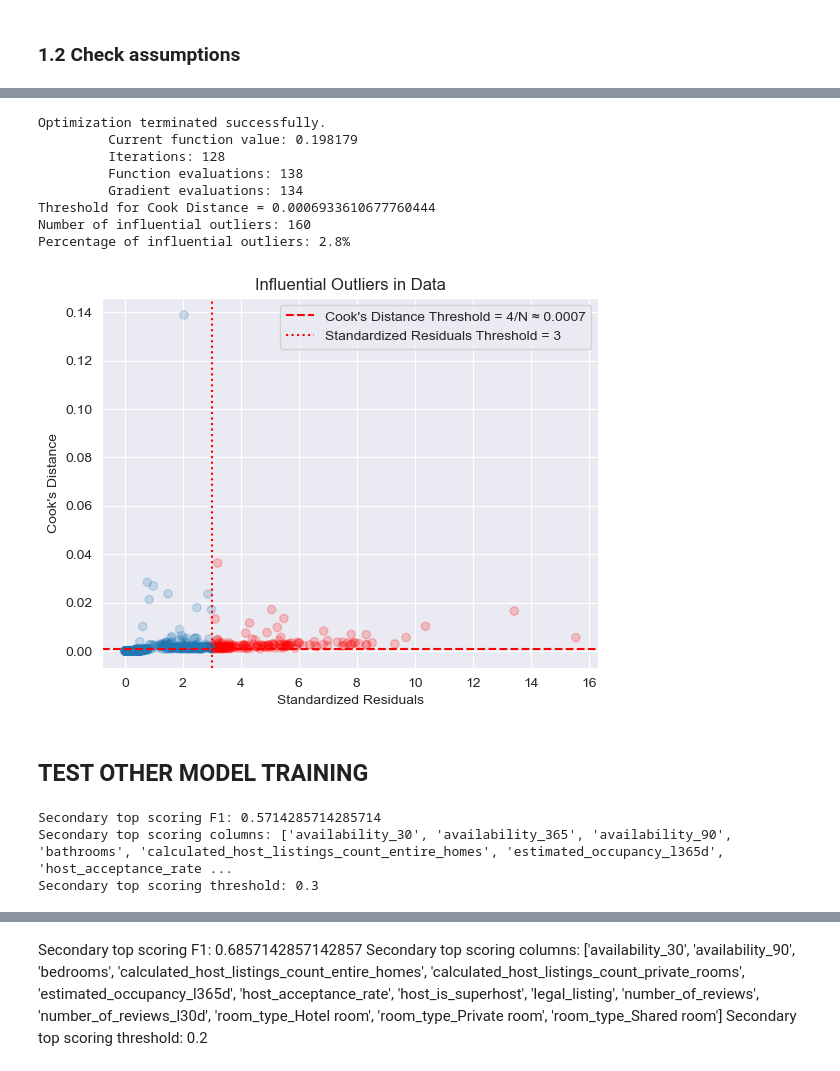
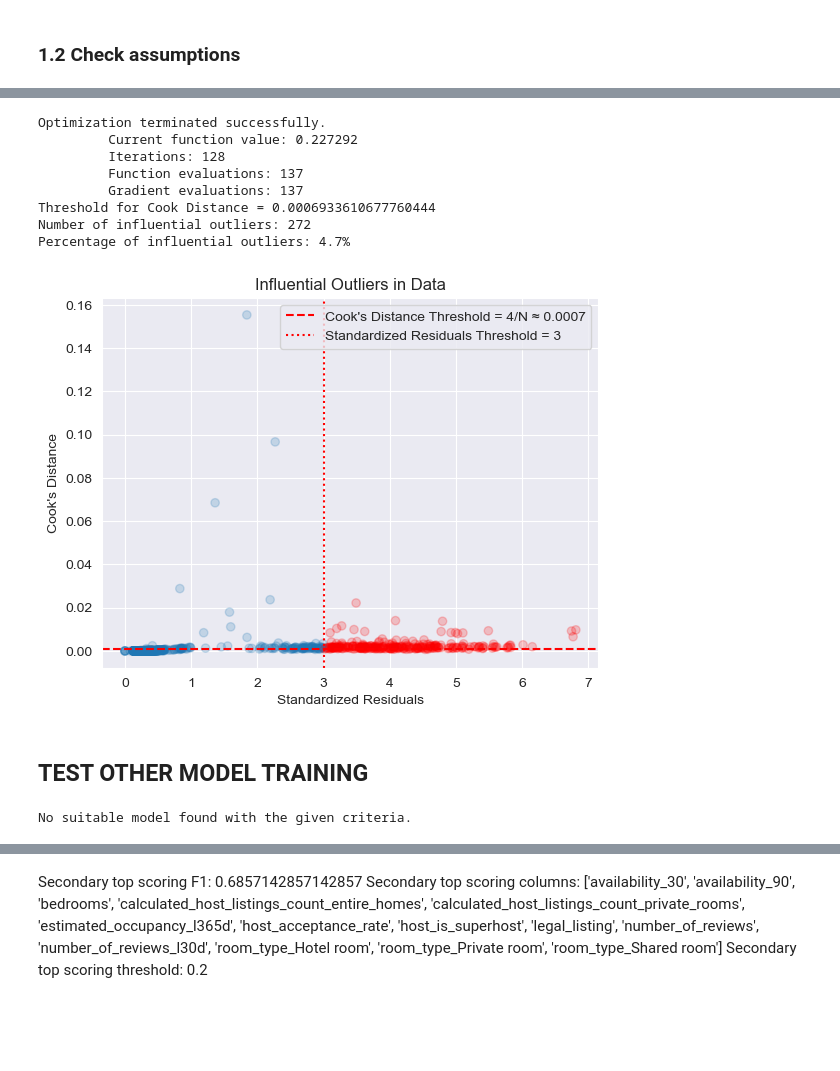
Before and after one commit to JuanesLamilla/yvr-airbnb-license-model, a Jupyter notebook: toronto_analysis.ipynb, the cells around one changed output, grey strips where cells are left out. Drawn from its saved outputs; the diff is of its cells as text; code cells hidden in the pictures; blank space fills up the shorter version.

Commit message:
Add toronto run

```diff
--- a/toronto_analysis.ipynb
+++ b/toronto_analysis.ipynb
@@ -87,14 +93,32 @@ toronto_license_data = gpd.GeoDataFrame(
+# %%
+# Convert both to projected coordinate system
+city_model.listings_df = city_model.listings_df.to_crs(epsg=32617)
+toronto_license_data = toronto_license_data.to_crs(epsg=32617)
+
+# Add new empty column called legal_listing
+city_model.listings_df['legal_listing'] = np.nan
 # %%
-# Add the wards AREA_NAME to the listings dataframe based on the geometry
-city_model.listings_df = gpd.sjoin(
-    city_model.listings_df,
-    wards[['AREA_NAME', 'geometry']],
-    how='left',
-    predicate='within'
-)
+# For each row in city_model.listings_df, check if the license is in toronto_license_data. If it has a license, then check if the geometry of the listing is within 150 meters of the geometry of the license. If it is, then set legal_listing to True, otherwise set it to False.
+for index, row in tqdm(city_model.listings_df.iterrows(), total=city_model.listings_df.shape[0]):
+    license = row['license']
+    if pd.isna(license):
+        city_model.listings_df.at[index, 'legal_listing'] = False
+        continue
+    if license in toronto_license_data['license'].values:
+        license_geometry = toronto_license_data[toronto_license_data['license'] == license].geometry.values[0]
+        if row['geometry'].distance(license_geometry) <= 150:
+            city_model.listings_df.at[index, 'legal_listing'] = True
+        else:
+            city_model.listings_df.at[index, 'legal_listing'] = False
+    else:
+        city_model.listings_df.at[index, 'legal_listing'] = False
 
-# Remove geometry column from the listings dataframe
-city_model.listings_df.drop(columns=['index_right'], inplace=True)
+# Remove license column
+city_model.listings_df.drop(columns=['license'], inplace=True)
 
+# Change type of legal_listing to boolean
+city_model.listings_df['legal_listing'] = city_model.listings_df['legal_listing'].astype(bool)
+
+# Remove geometry column
 city_model.listings_df.drop(columns=['geometry'], inplace=True)
 # %%
@@ -121,7 +145,8 @@ city_model.remove_columns_with_many_nan_values(maintain_columns=['price', 'bedro
 city_model.transform_object_columns()
 city_model.remove_low_variance_columns(print_info=True, maintain_columns=['price', 'bedrooms', 'bathrooms', 'ward_legal_rate'])
 city_model.remove_missing_values(print_info=True)
-city_model.listings_df.drop(columns=['neighbourhood_cleansed', 'AREA_NAME'], inplace=True)
+# city_model.listings_df.drop(columns=['neighbourhood_cleansed', 'AREA_NAME'], inplace=True)
+city_model.listings_df.drop(columns=['neighbourhood_cleansed'], inplace=True)
 city_model.one_hot_encode_columns(print_info=True)
 city_model.remove_separation(print_info=True)
 city_model.detect_and_remove_multicollinearity(print_info=False)
@@ -248,15 +273,15 @@ Deleting variable: number_of_reviews_ly
 # %%
-city_model.check_no_strongly_influential_outliers(print_info=True, show_plot=True, remove_hi_outliers=True)
+city_model.check_no_strongly_influential_outliers(print_info=True, show_plot=True, remove_hi_outliers=False)
 # %% [output]
 Optimization terminated successfully.
-         Current function value: 0.198179
+         Current function value: 0.227292
          Iterations: 128
-         Function evaluations: 138
-         Gradient evaluations: 134
+         Function evaluations: 137
+         Gradient evaluations: 137
 Threshold for Cook Distance = 0.0006933610677760444
-Number of influential outliers: 160
-Percentage of influential outliers: 2.8%
+Number of influential outliers: 272
+Percentage of influential outliers: 4.7%
-[figure, old version]
+[figure, new version]
 # %% [markdown]
 ## TEST OTHER MODEL TRAINING
 # %%
@@ -309,12 +334,12 @@ found_result = False
 secondary_top_f1 = 0
 secondary_top_columns = None
 secondary_threshold = 0.5
-secondary_result = True
+secondary_result = False
 
 third_top_f1 = 0
 third_top_columns = None
 third_threshold = 0.5
-third_result = True
+third_result = False
 
 for columns in tqdm(column_combinations):
     city_model_copy = deepcopy(city_model)
@@ -374,7 +399,7 @@ for columns in tqdm(column_combinations):
             secondary_top_columns = columns
             secondary_threshold = threshold
             secondary_result = True
-        elif scores['illegal_f1'] > third_top_f1 and scores['illegal_precision'] > 0.4 and scores['illegal_recall'] > 0.8 and scores['legal_f1'] > 0.7 and scores['accuracy'] > 0.7:
+        elif scores['illegal_f1'] > third_top_f1 and scores['illegal_precision'] > 0.1 and scores['illegal_recall'] > 0.8 and scores['legal_f1'] > 0.7 and scores['accuracy'] > 0.7:
             third_top_f1 = scores['illegal_f1']
             third_top_columns = columns
             third_threshold = threshold
@@ -397,6 +422,4 @@ elif third_result:
 else:
     print("No suitable model found with the given criteria.")
 # %% [output]
-Secondary top scoring F1: 0.5714285714285714
-Secondary top scoring columns: ['availability_30', 'availability_365', 'availability_90', 'bathrooms', 'calculated_host_listings_count_entire_homes', 'estimated_occupancy_l365d', 'host_acceptance_rate ...
-Secondary top scoring threshold: 0.3
+No suitable model found with the given criteria.
```
Also changed, not shown: parts of 9 cells of this notebook, 2 other files.
